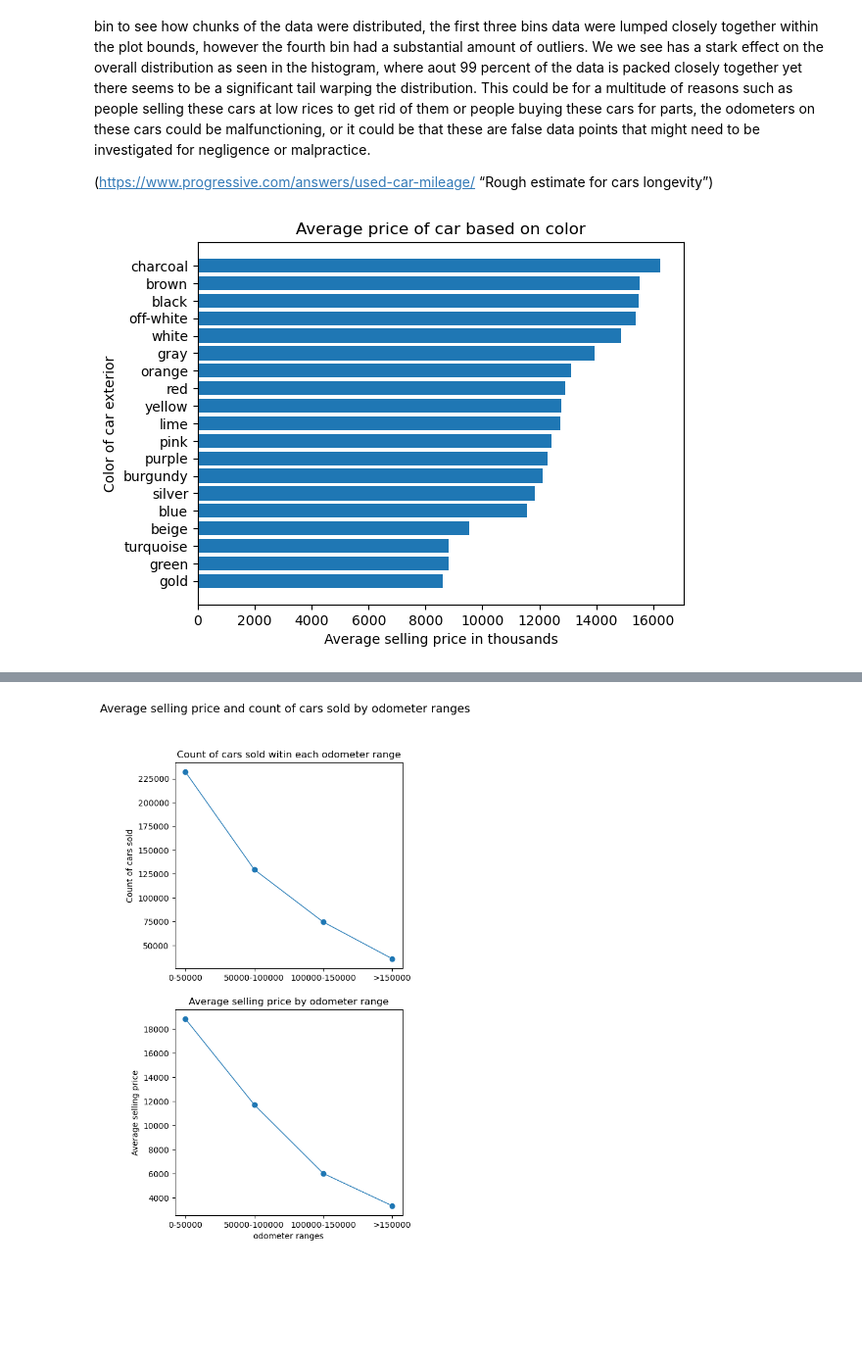
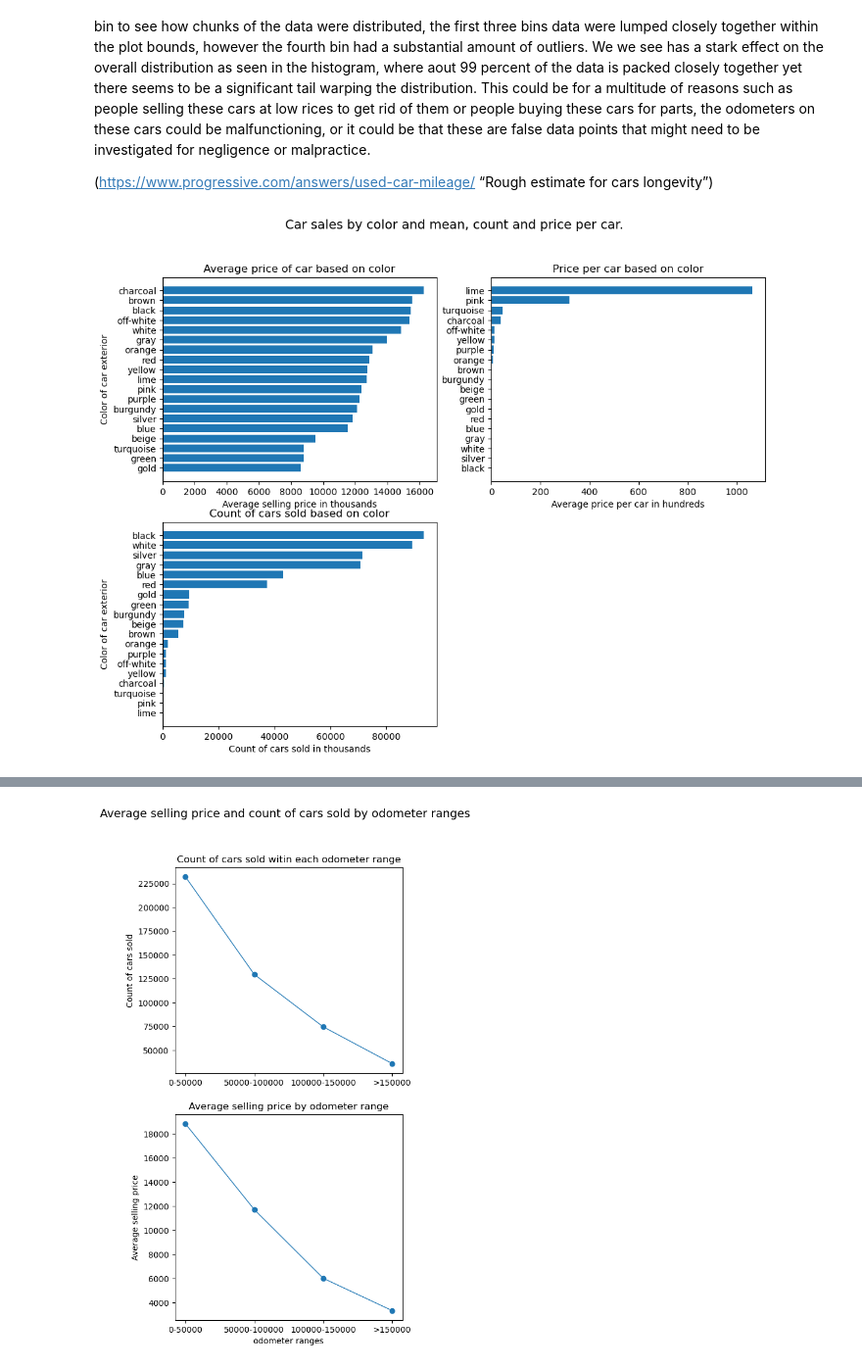
Before and after one commit to marsh52/project1, a Jupyter notebook: car_sales_analysis .ipynb, the cells around one changed output, grey strips where cells are left out. Shown: that part at 98% size. Cells and saved outputs as stored; diff of their text form; code cells hidden in the pictures; blank space fills up the shorter version.

Commit message:
With the grouped graphs

```diff
--- a/car_sales_analysis .ipynb
+++ b/car_sales_analysis .ipynb
@@ -188,12 +188,41 @@ intex =interior_and_exterior.sort_values('sellingprice1', ascending = True).rese
 # %%
 intex =interior_and_exterior.sort_values('sellingprice1', ascending = True).reset_index().drop(19)
 intex
 
-plt.barh(intex['color1'], intex['sellingprice1'])
-plt.title("Average price of car based on color")
-plt.xlabel("Average selling price in thousands" )
-plt.ylabel("Color of car exterior")
-plt.savefig('Output/avgPriceByColor.png')
+fig, axs = plt.subplots(2 , 2, figsize =(12,9), sharex = False, sharey = False)
+fig.suptitle("Car sales by color and mean, count and price per car.", fontsize = 14)
+
+
+
+
+
+axs[0, 0].barh(intex['color1'], intex['sellingprice1'])
+axs[0, 0].set_title("Average price of car based on color")
+axs[0, 0].set_xlabel("Average selling price in thousands" )
+axs[0, 0].set_ylabel("Color of car exterior")
+
+intex2 = intex.sort_values('sellingprice', ascending = True).reset_index()
+
+
+axs[1, 0].barh(intex2['color1'], intex2['sellingprice'])
+axs[1, 0].set_title("Count of cars sold based on color")
+axs[1, 0].set_xlabel("Count of cars sold in thousands" )
+axs[1, 0].set_ylabel("Color of car exterior")
+
+
+intex3 = intex.sort_values('ppercolor', ascending= True).reset_index()
+axs[0,1].barh(intex3['color1'], intex3['ppercolor'])
+axs[0,1].set_title("Price per car based on color")
+axs[0,1].set_xlabel("Average price per car in hundreds")
+# axs[0,1].set_ylabel("Color of car exterior")
+
+axs[1,1].set_visible(False)
+
+
+
+
+
+
 plt.show()
 # %% [output]
-[figure, old version]
+[figure, new version]
```
Also changed, not shown: parts of 4 cells of this notebook.
